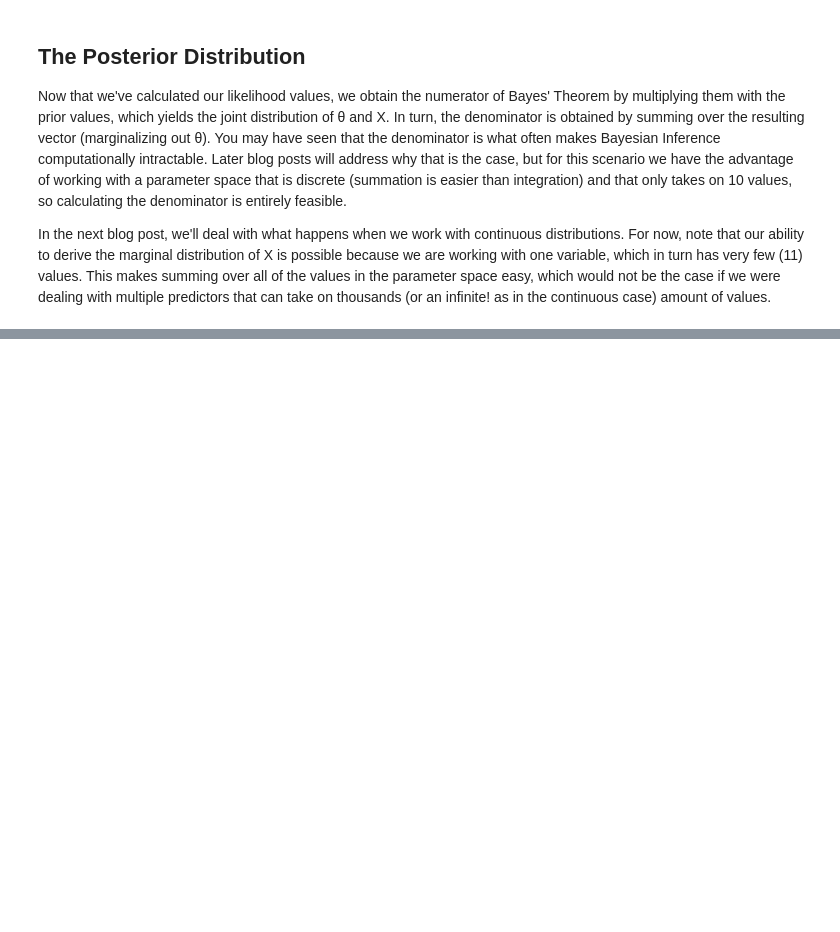
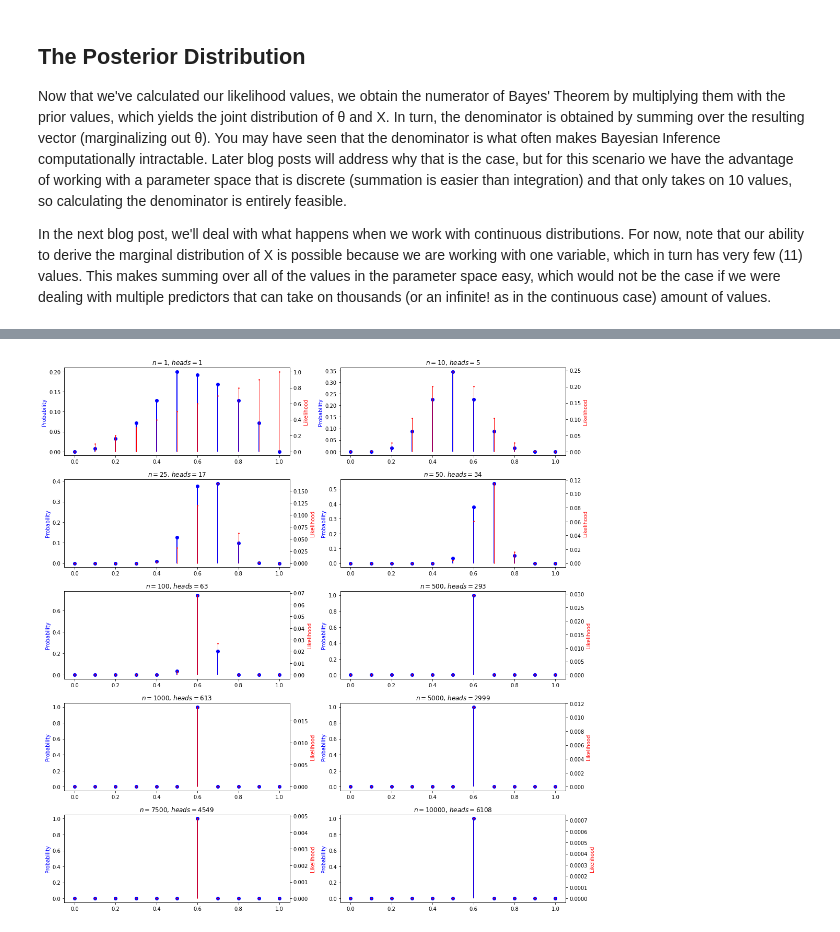
Before and after one commit to gabgilling/Bayesian-Blogs, a Jupyter notebook: Blog Post 1 final.ipynb, the cells around one changed output, grey strips where cells are left out. Cells and saved outputs as stored; diff of their text form; code cells hidden in the pictures; blank space fills up the shorter version.

```diff
--- a/Blog Post 1 final.ipynb
+++ b/Blog Post 1 final.ipynb
@@ -276,0 +310,27 @@ In the next blog post, we'll deal with what happens when we work with continuous
+# %%
+steps = [1, 10, 25, 50, 100, 500, 1000, 5000, 7500, 10000]
+
+fig, ax = plt.subplots(5,2, figsize = (15,15))
+axes = [(0,0),(0,1), (1,0), (1,1), (2,0), (2,1), (3,0), (3,1), (4,0), (4,1)]
+
+for i in range(len(steps)):
+    trials = steps[i]
+    num_heads = sum(data[:steps[i]])
+    likelihood_df = create_likelihood_df(trials, num_heads, prior_distribution_df)
+    posterior_distribution_df = create_posterior_df(likelihood_df, prior_distribution_df)
+    # figs.append(plot_single_df(create_posterior_df(likelihood_df, prior_distribution_df), title = "Posterior Distribution"))
+    ax[axes[i]].scatter(posterior_distribution_df.iloc[:,0], posterior_distribution_df.iloc[:,1], color = 'blue')
+
+    ax2 = ax[axes[i]].twinx()
+    ax2.set_ylabel("Likelihood", color = "red")
+    ax2.scatter(likelihood_df.iloc[:,0], likelihood_df.iloc[:,1], color = 'red', s = 2.5)
+    ax[axes[i]].title.set_text("$ n = $" + str(trials) + ", $heads = $" + str(num_heads))
+    ax[axes[i]].set_ylabel("Probability", color = "blue")
+    for j in range(len(posterior_distribution_df)+1):
+        # print(posterior_distribution_df.iloc[:j,0])
+        ax2.vlines(x = likelihood_df.iloc[:j,0], color = 'red', ymin = 0, ymax = likelihood_df.iloc[:j,1], linewidth = 0.5)
+        ax[axes[i]].vlines(x = posterior_distribution_df.iloc[:j,0], color = 'blue', ymin = 0, ymax = posterior_distribution_df.iloc[:j,1])
+
+fig.tight_layout()
+# %% [output]
+[figure, added]
```
Also changed, not shown: parts of 5 cells of this notebook.
